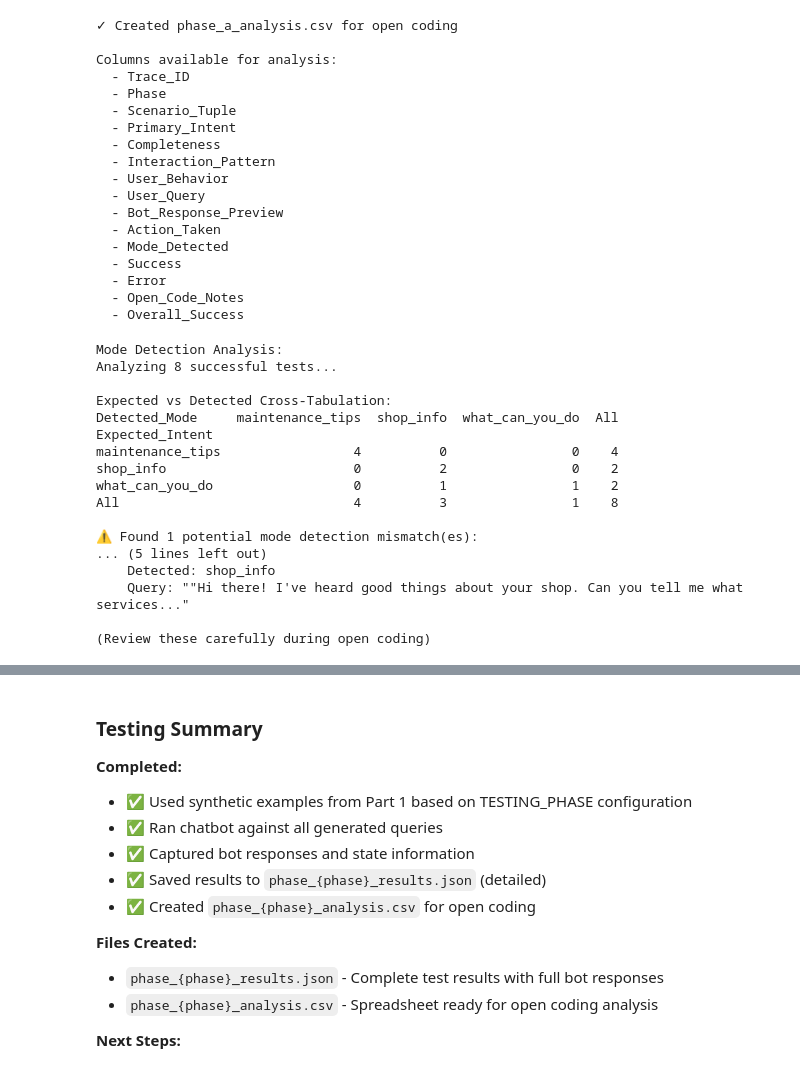
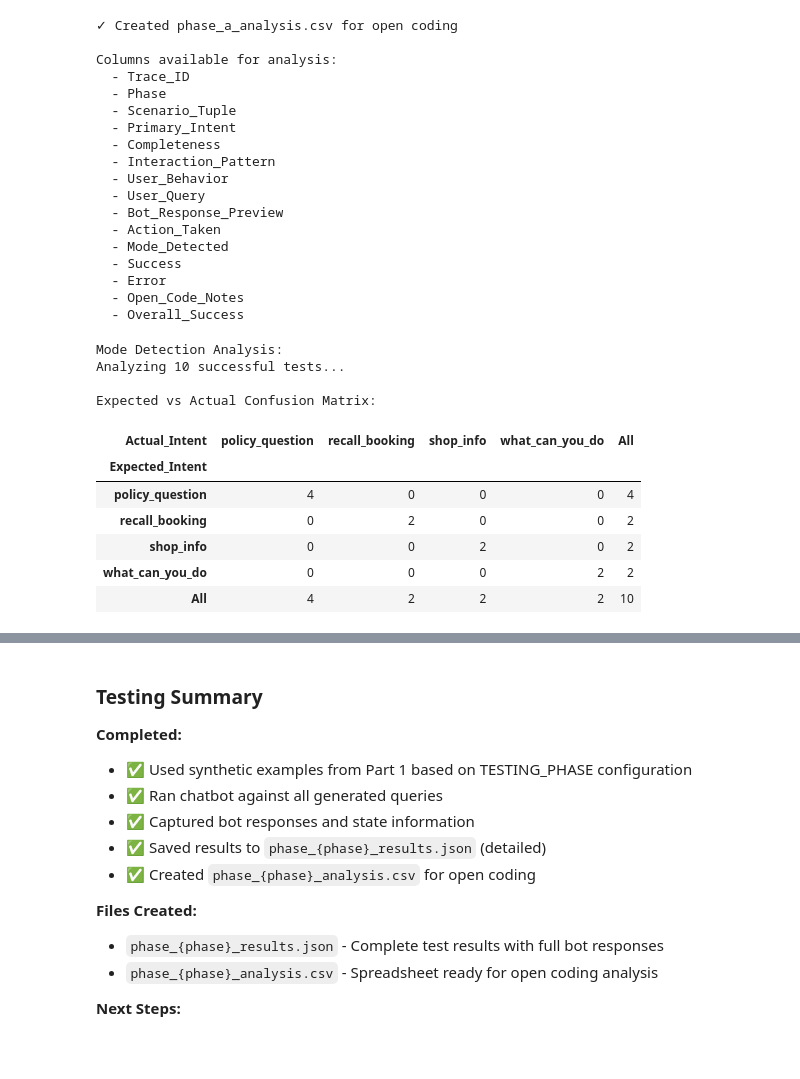
Before and after one commit to jaeyow/multi_turn_chatbot_eval, a Jupyter notebook: error_analysis/error_analysis.ipynb, the cells around one changed output, grey strips where cells are left out. Cells and saved outputs as stored; diff of their text form; code cells hidden in the pictures.

```diff
--- a/error_analysis/error_analysis.ipynb
+++ b/error_analysis/error_analysis.ipynb
@@ -681,56 +722,35 @@ Columns available for analysis:
   - Open_Code_Notes
   - Overall_Success
 # %%
-# Quick analysis: Check mode detection accuracy
-# Safety check: ensure test_results exists and has data
-if 'test_results' not in locals() or not test_results:
-    print("⚠ Error: test_results not found or empty.")
-    print("Please run the tests cell first.")
-else:
+# Display the mode analysis table as a dataframe
+# Ensure mode_analysis is defined before using it
+if 'mode_analysis' not in locals():
     mode_analysis = pd.DataFrame([
         {
             'Test_ID': r['test_id'],
             'Expected_Intent': r['scenario']['primary_intent'],
-            'Detected_Mode': r['state_snapshot']['mode'] if r['state_snapshot'] else None,
+            'Actual_Intent': r['state_snapshot']['mode'] if r['state_snapshot'] else None,
             'User_Query': r['user_query']
         }
         for r in test_results if r['success']
     ])
 
-    print("Mode Detection Analysis:")
-    print(f"Analyzing {len(mode_analysis)} successful tests...\n")
-    print("Expected vs Detected Cross-Tabulation:")
-    print(pd.crosstab(mode_analysis['Expected_Intent'], mode_analysis['Detected_Mode'], margins=True))
+print("Mode Detection Analysis:")
+print(f"Analyzing {len(mode_analysis)} successful tests...\n")
 
-    # Check for mismatches
-    mismatches = mode_analysis[mode_analysis['Expected_Intent'] != mode_analysis['Detected_Mode']]
-    if len(mismatches) > 0:
-        print(f"\n⚠ Found {len(mismatches)} potential mode detection mismatch(es):")
-        print("\nMismatch Details:")
-        for idx, row in mismatches.iterrows():
-            print(f"\n  Test {row['Test_ID']}:")
-            print(f"    Expected: {row['Expected_Intent']}")
-            print(f"    Detected: {row['Detected_Mode']}")
-            query_preview = row['User_Query'][:80] + "..." if len(row['User_Query']) > 80 else row['User_Query']
-            print(f"    Query: \"{query_preview}\"")
-        print("\n(Review these carefully during open coding)")
-    else:
-        print("\n✓ All modes detected correctly!")
+# Display the confusion matrix as a dataframe
+confusion_matrix = pd.crosstab(mode_analysis['Expected_Intent'], mode_analysis['Actual_Intent'], margins=True)
+print("Expected vs Actual Confusion Matrix:")
+confusion_matrix
 # %% [output]
 Mode Detection Analysis:
-Analyzing 8 successful tests...
+Analyzing 10 successful tests...
 
-Expected vs Detected Cross-Tabulation:
-Detected_Mode     maintenance_tips  shop_info  what_can_you_do  All
-Expected_Intent
-maintenance_tips                 4          0                0    4
-shop_info                        0          2                0    2
-what_can_you_do                  0          1                1    2
-All                              4          3                1    8
-
-⚠ Found 1 potential mode detection mismatch(es):
-... (5 lines left out)
-    Detected: shop_info
-    Query: ""Hi there! I've heard good things about your shop. Can you tell me what services..."
-
-(Review these carefully during open coding)
+Expected vs Actual Confusion Matrix:
+| Actual_Intent | policy_question | recall_booking | shop_info | what_can_you_do | All |
+| Expected_Intent |  |  |  |  |  |
+| policy_question | 4 | 0 | 0 | 0 | 4 |
+| recall_booking | 0 | 2 | 0 | 0 | 2 |
+| shop_info | 0 | 0 | 2 | 0 | 2 |
+| what_can_you_do | 0 | 0 | 0 | 2 | 2 |
+| All | 4 | 2 | 2 | 2 | 10 |
```
Also changed, not shown: parts of 16 cells of this notebook, 7 other files.
